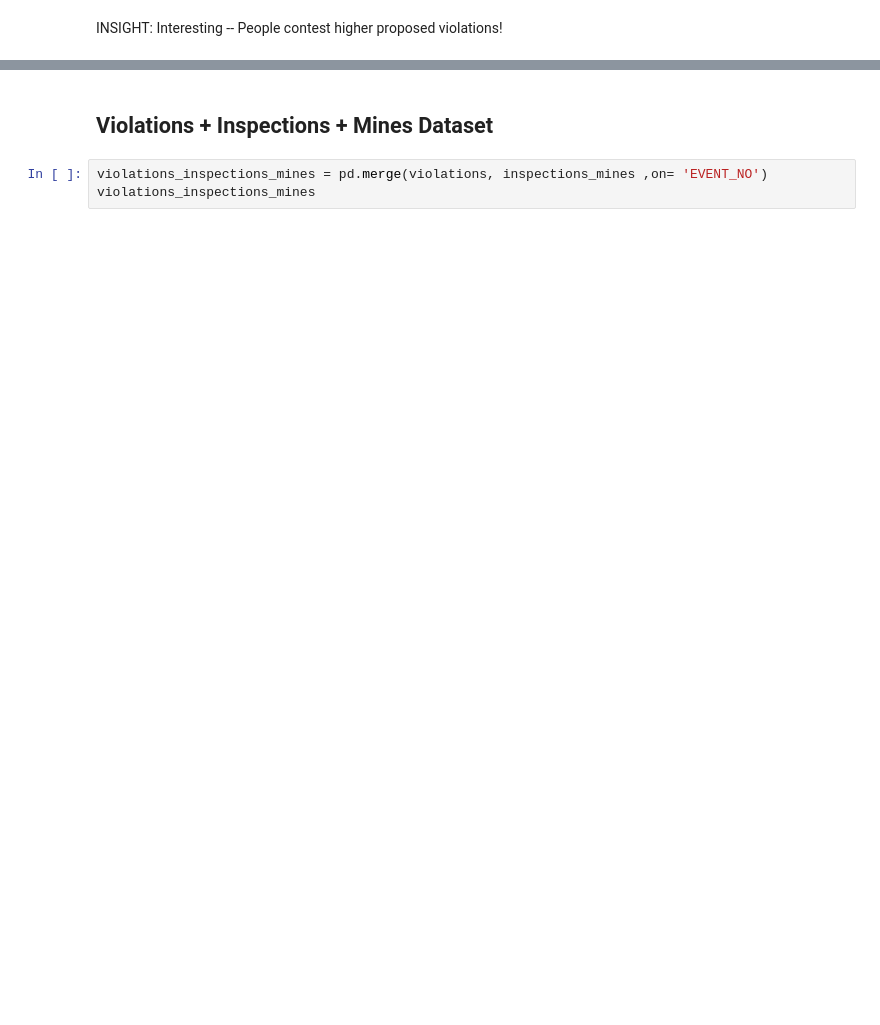
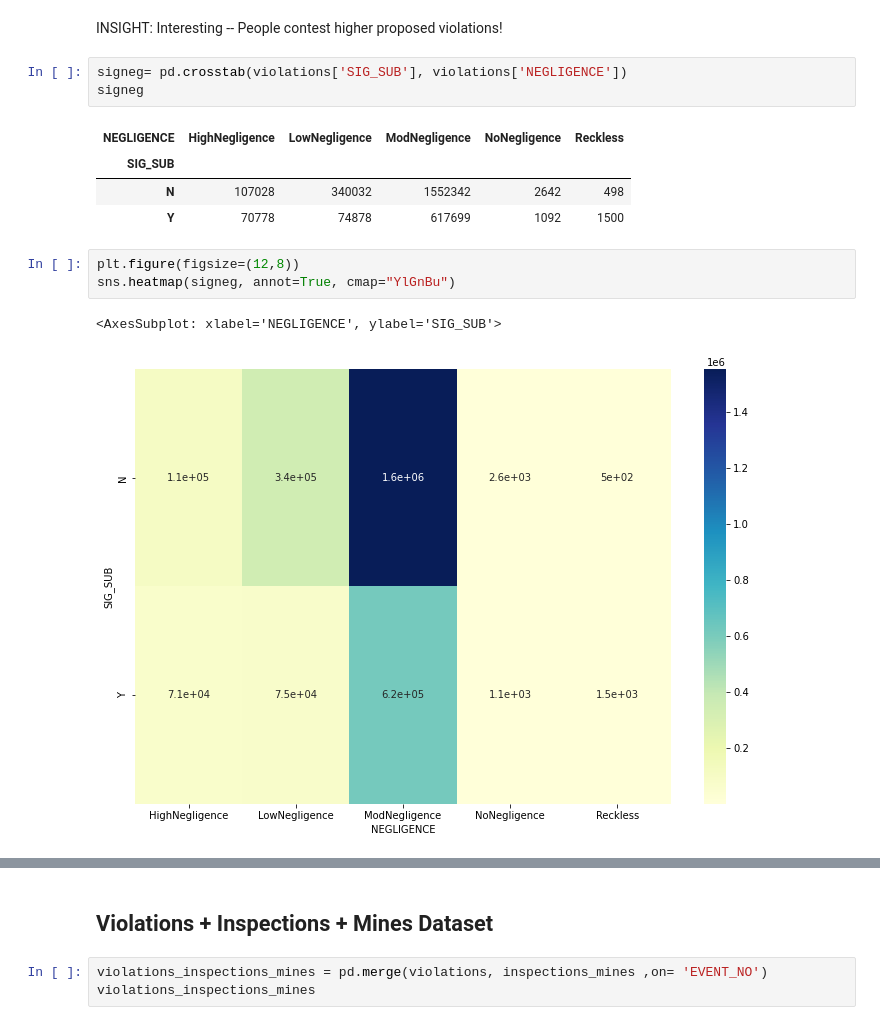
Before and after one commit to hdavis-sandiego/ADS-capstone, a Jupyter notebook: Capstone - Violations EDA.ipynb, the cells around one changed output, grey strips where cells are left out. Drawn from its saved outputs; the diff is of its cells as text; blank space fills up the shorter version.

```diff
--- a/Capstone - Violations EDA.ipynb
+++ b/Capstone - Violations EDA.ipynb
@@ -1512,2 +1164,16 @@ violations.groupby('CONTESTED_IND').agg({'PROPOSED_PENALTY': ['min', 'mean', 'ma
 # %% [markdown]
 INSIGHT: Interesting -- People contest higher proposed violations!
+# %%
+signeg= pd.crosstab(violations['SIG_SUB'], violations['NEGLIGENCE'])
+signeg
+# %% [output]
+| NEGLIGENCE | HighNegligence | LowNegligence | ModNegligence | NoNegligence | Reckless |
+| SIG_SUB |  |  |  |  |  |
+| N | 107028 | 340032 | 1552342 | 2642 | 498 |
+| Y | 70778 | 74878 | 617699 | 1092 | 1500 |
+# %%
+plt.figure(figsize=(12,8))
+sns.heatmap(signeg, annot=True, cmap="YlGnBu")
+# %% [output]
+<AxesSubplot: xlabel='NEGLIGENCE', ylabel='SIG_SUB'>
+[figure, added]
```
Also changed, not shown: parts of 100 cells of this notebook.
